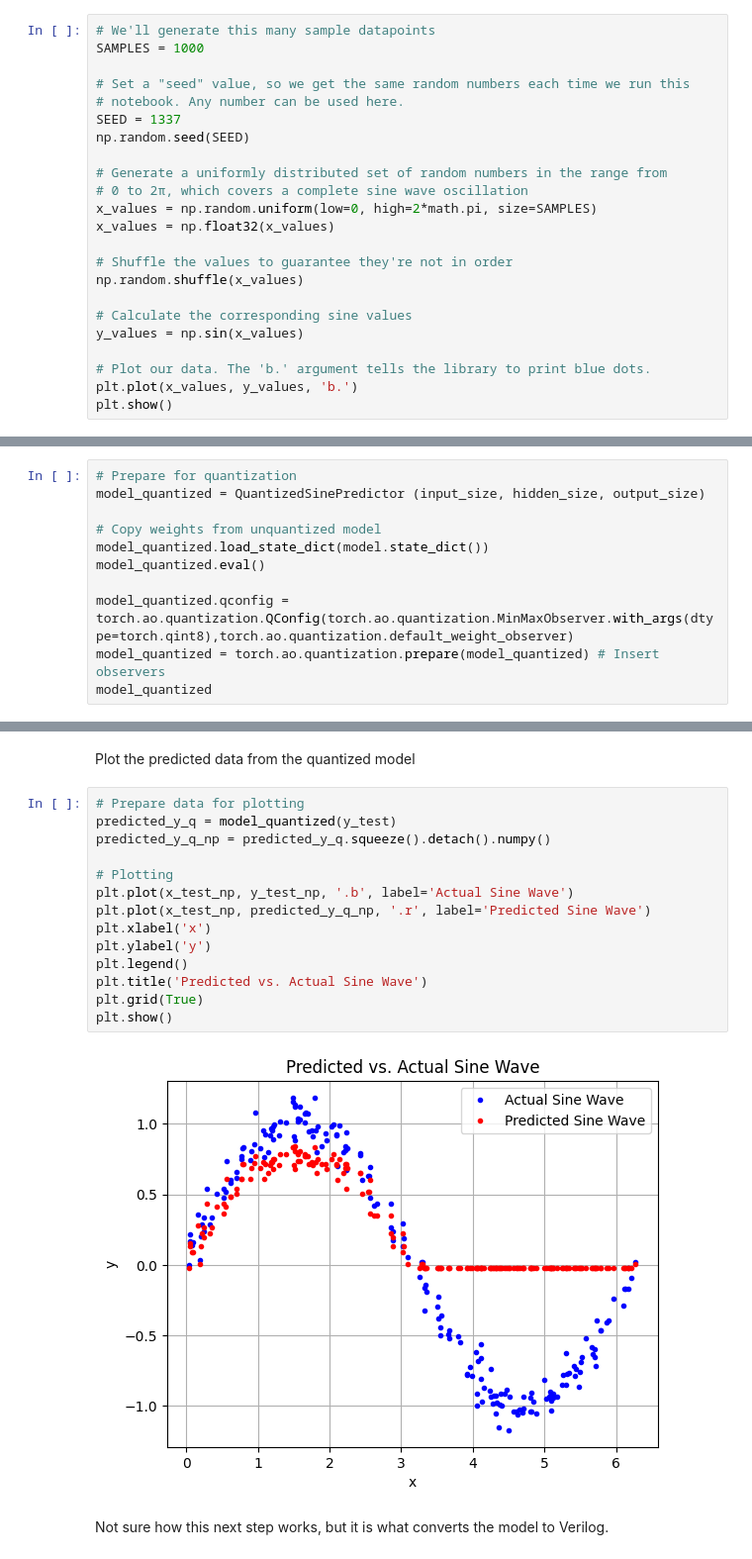
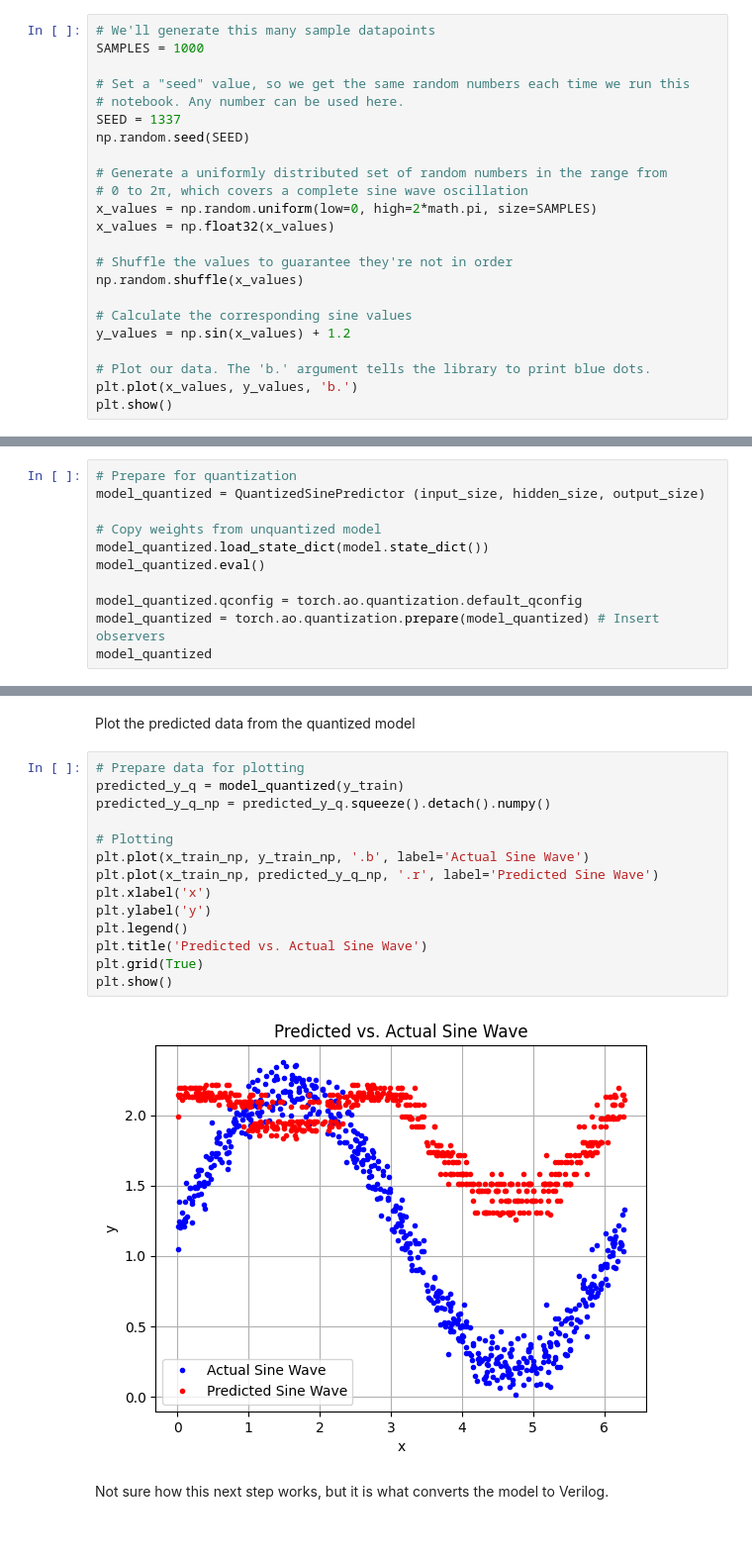
Before and after one commit to efabless/tt_ml_test, a Jupyter notebook: Pytorch_test.ipynb, the cells around one changed output, grey strips where cells are left out. Shown at 99% size. Cells and saved outputs as stored; diff of their text form.

```diff
--- a/Pytorch_test.ipynb
+++ b/Pytorch_test.ipynb
@@ -68,7 +68,7 @@ x_values = np.float32(x_values)
 np.random.shuffle(x_values)
 
 # Calculate the corresponding sine values
-y_values = np.sin(x_values)
+y_values = np.sin(x_values) + 1.2
 
 # Plot our data. The 'b.' argument tells the library to print blue dots.
 plt.plot(x_values, y_values, 'b.')
@@ -293,7 +293,7 @@ model_quantized = QuantizedSinePredictor (input_size, hidden_size, output_size)
 model_quantized.load_state_dict(model.state_dict())
 model_quantized.eval()
 
-model_quantized.qconfig = torch.ao.quantization.QConfig(torch.ao.quantization.MinMaxObserver.with_args(dtype=torch.qint8),torch.ao.quantization.default_weight_observer)
+model_quantized.qconfig = torch.ao.quantization.default_qconfig
 model_quantized = torch.ao.quantization.prepare(model_quantized) # Insert observers
 model_quantized
 # %% [output]
@@ -426,20 +460,20 @@ RuntimeError: ArrayRef: invalid index Index = 18446744073709551615; Length = 0
 Plot the predicted data from the quantized model
 # %%
 # Prepare data for plotting
-predicted_y_q = model_quantized(y_test)
+predicted_y_q = model_quantized(y_train)
 predicted_y_q_np = predicted_y_q.squeeze().detach().numpy()
 
 # Plotting
-plt.plot(x_test_np, y_test_np, '.b', label='Actual Sine Wave')
-plt.plot(x_test_np, predicted_y_q_np, '.r', label='Predicted Sine Wave')
+plt.plot(x_train_np, y_train_np, '.b', label='Actual Sine Wave')
+plt.plot(x_train_np, predicted_y_q_np, '.r', label='Predicted Sine Wave')
 plt.xlabel('x')
 plt.ylabel('y')
 plt.legend()
 plt.title('Predicted vs. Actual Sine Wave')
 plt.grid(True)
 plt.show()
 # %% [output]
-[figure, old version]
+[figure, new version]
 # %% [markdown]
 Not sure how this next step works, but it is what converts the model to Verilog.
 # %%
```
Also changed, not shown: parts of 19 cells of this notebook.
